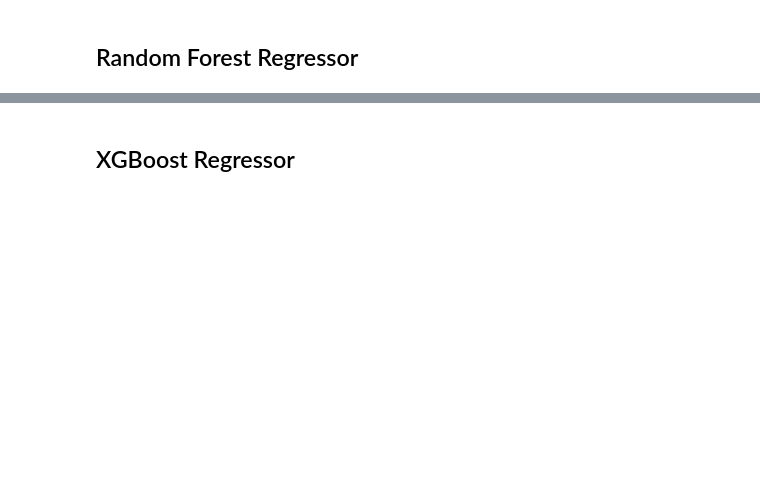
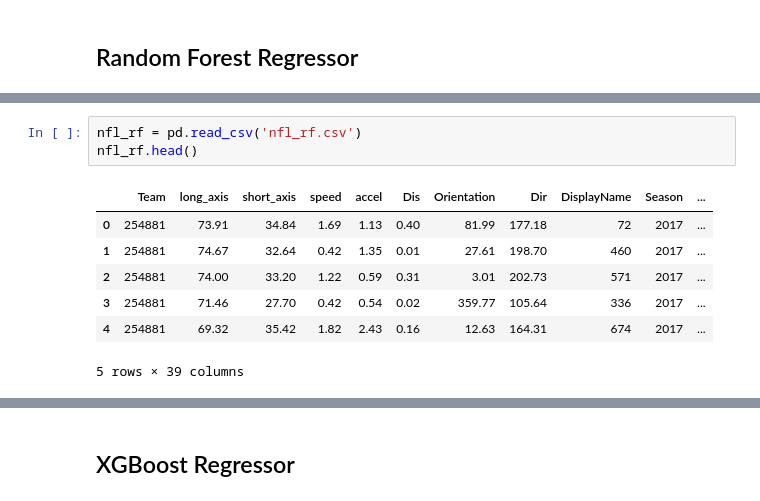
Before and after one commit to sharonk515/NFL_yards_gained, a Jupyter notebook: nfl_regression.ipynb, the cells around one changed output, grey strips where cells are left out. Saved outputs shown, nothing was run; the diff lists cells and outputs as text; blank space fills up the shorter version.

```diff
--- a/nfl_regression.ipynb
+++ b/nfl_regression.ipynb
@@ -274,0 +276,11 @@ KeyboardInterrupt:
+# %%
+nfl_rf = pd.read_csv('nfl_rf.csv')
+nfl_rf.head()
+# %% [output]
+|  | Team | long_axis | short_axis | speed | accel | Dis | Orientation | Dir | DisplayName | Season | ... |
+| 0 | 254881 | 73.91 | 34.84 | 1.69 | 1.13 | 0.40 | 81.99 | 177.18 | 72 | 2017 | ... |
+| 1 | 254881 | 74.67 | 32.64 | 0.42 | 1.35 | 0.01 | 27.61 | 198.70 | 460 | 2017 | ... |
+| 2 | 254881 | 74.00 | 33.20 | 1.22 | 0.59 | 0.31 | 3.01 | 202.73 | 571 | 2017 | ... |
+| 3 | 254881 | 71.46 | 27.70 | 0.42 | 0.54 | 0.02 | 359.77 | 105.64 | 336 | 2017 | ... |
+| 4 | 254881 | 69.32 | 35.42 | 1.82 | 2.43 | 0.16 | 12.63 | 164.31 | 674 | 2017 | ... |
+5 rows × 39 columns
```
Also changed, not shown: parts of 17 cells of this notebook, 5 other files.
